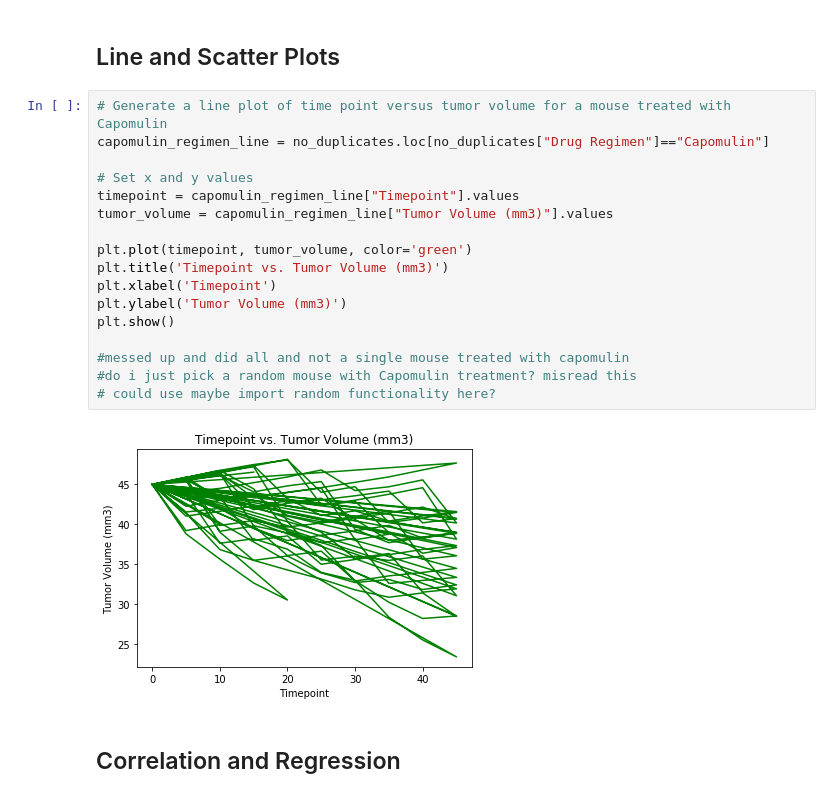
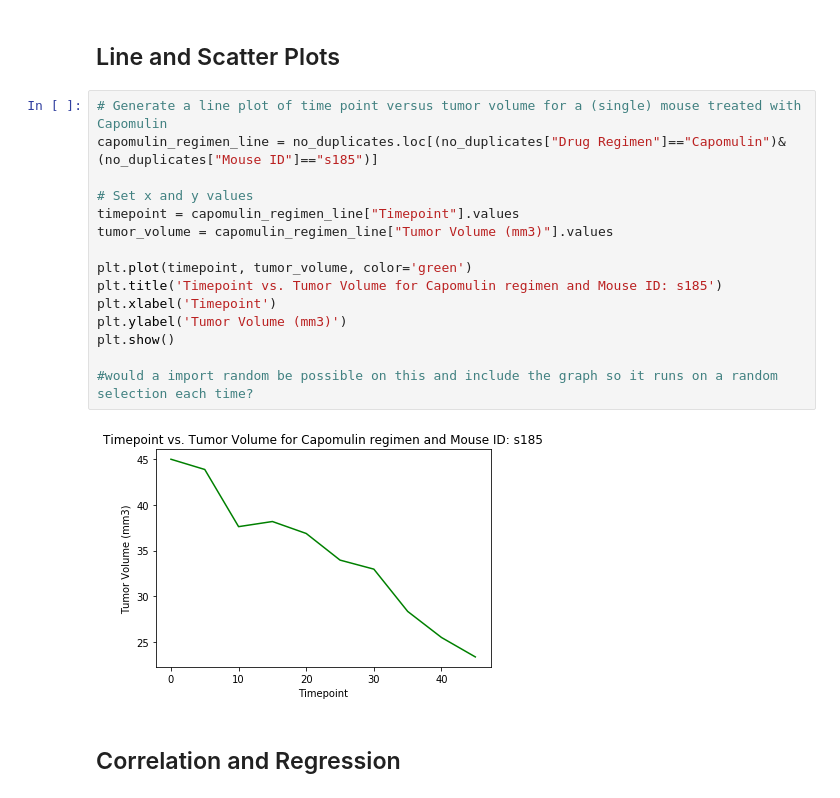
Before and after one commit to rigsbyk/matplotlib-challenge, a Jupyter notebook: pymaceuticals_starter.ipynb, the cells around one changed output. Saved outputs shown, nothing was run; the diff lists cells and outputs as text.

Commit message:
worked on correlation section and re-did line plot with a single mouse id instead of all with capomulin as originally did

```diff
--- a/pymaceuticals_starter.ipynb
+++ b/pymaceuticals_starter.ipynb
@@ -283,24 +283,22 @@ plt.show()
 # %% [markdown]
 ## Line and Scatter Plots
 # %%
-# Generate a line plot of time point versus tumor volume for a mouse treated with Capomulin
-capomulin_regimen_line = no_duplicates.loc[no_duplicates["Drug Regimen"]=="Capomulin"]
+# Generate a line plot of time point versus tumor volume for a (single) mouse treated with Capomulin
+capomulin_regimen_line = no_duplicates.loc[(no_duplicates["Drug Regimen"]=="Capomulin")&(no_duplicates["Mouse ID"]=="s185")]
 
 # Set x and y values
 timepoint = capomulin_regimen_line["Timepoint"].values
 tumor_volume = capomulin_regimen_line["Tumor Volume (mm3)"].values
 
 plt.plot(timepoint, tumor_volume, color='green')
-plt.title('Timepoint vs. Tumor Volume (mm3)')
+plt.title('Timepoint vs. Tumor Volume for Capomulin regimen and Mouse ID: s185')
 plt.xlabel('Timepoint')
 plt.ylabel('Tumor Volume (mm3)')
 plt.show()
 
-#messed up and did all and not a single mouse treated with capomulin
-#do i just pick a random mouse with Capomulin treatment? misread this
-# could use maybe import random functionality here?
+#would a import random be possible on this and include the graph so it runs on a random selection each time?
 # %% [output]
-[figure, old version]
+[figure, new version]
 # %% [markdown]
 ## Correlation and Regression
 # %%
```
Also changed, not shown: parts of 3 cells of this notebook.
